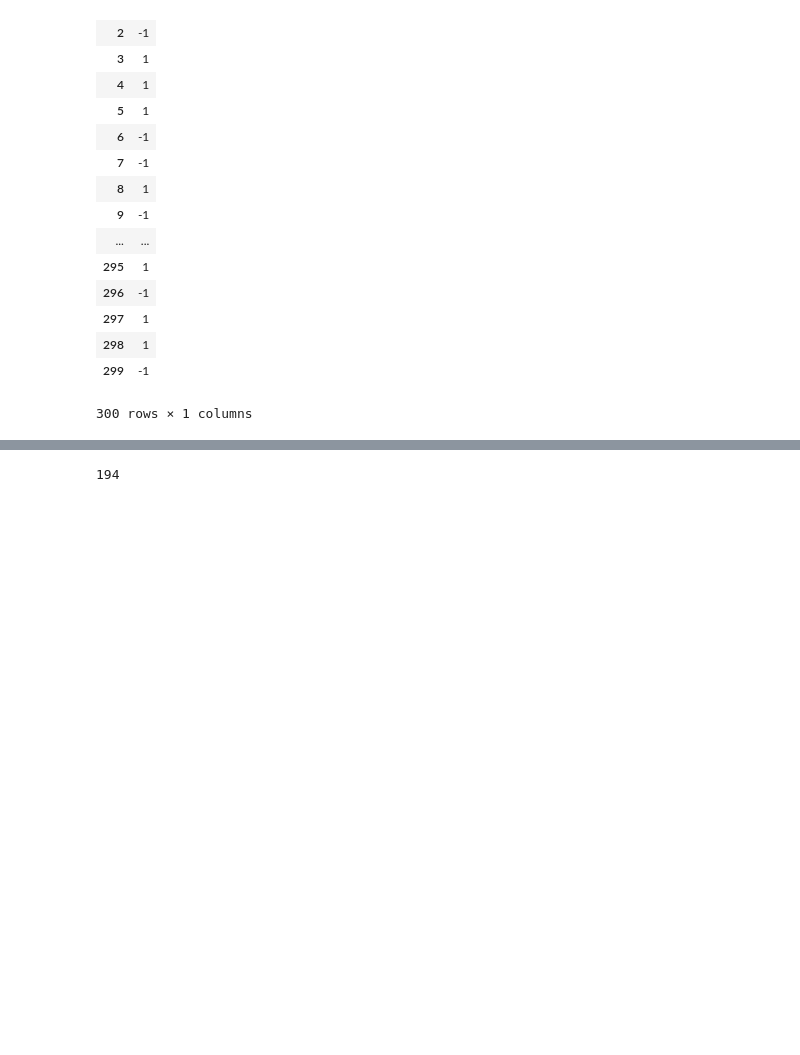
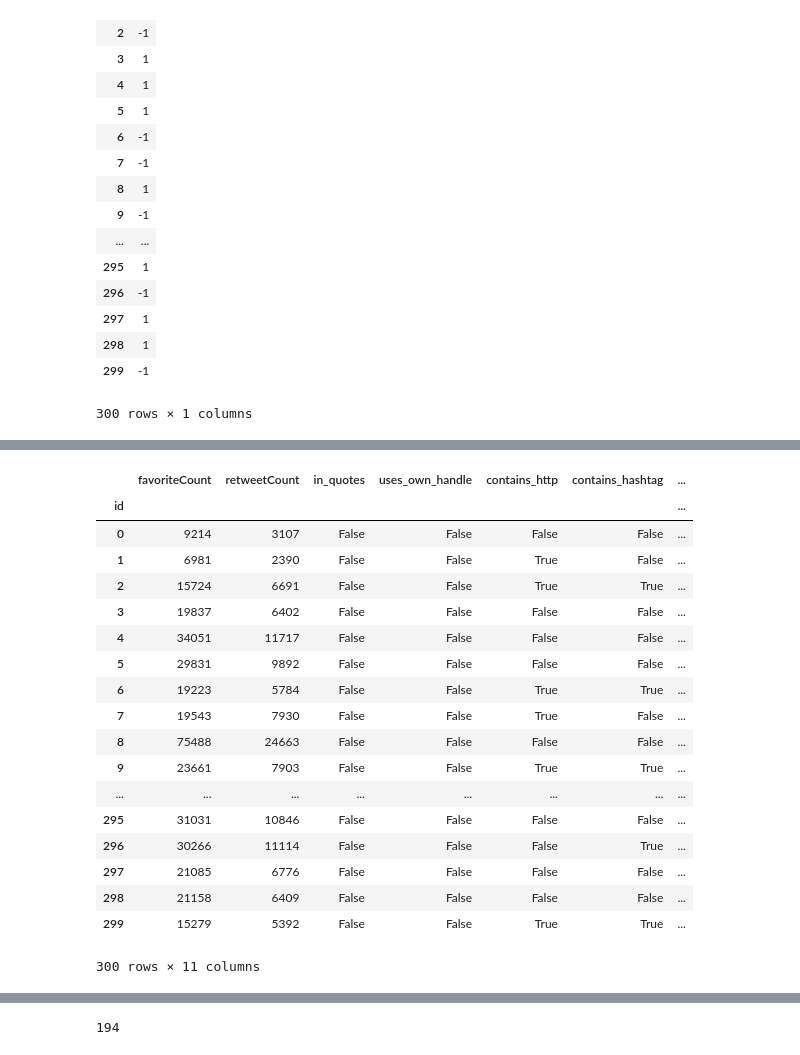
Before and after one commit to KevLuo/SAD, a Jupyter notebook: data_exploration.ipynb, the cells around one changed output, grey strips where cells are left out. Saved outputs shown, nothing was run; the diff lists cells and outputs as text; code cells hidden in the pictures; blank space fills up the shorter version.

```diff
--- a/data_exploration.ipynb
+++ b/data_exploration.ipynb
@@ -175,2 +44,0 @@ train_df
-# %%
-t = [datetime.timedelta(hours = int(time[0]), minutes = int(time[1])).seconds for time in times]
@@ -394,4 +199,5 @@ test_df['num_of_misspellings'] = [spell_check_sentence(s) for s in test_df['text
 times = [t.split(' ')[1].split(':') for t in test_df['created']]
 test_df['time_of_day_sec'] = [datetime.timedelta(hours = int(time[0]), minutes = int(time[1])).seconds for time in times]
 # %%
+test_df['contains_any_at'] = ['@' in s for s in test_df['text']]
 test_df = test_df.drop(['text', 'replyToSN', 'created'], axis = 1)
@@ -419,2 +204,24 @@ test_df = test_df.drop(['text', 'replyToSN', 'created'], axis = 1)
+# %%
+test_df
+# %% [output]
+|  | favoriteCount | retweetCount | in_quotes | uses_own_handle | contains_http | contains_hashtag | ... |
+| id |  |  |  |  |  |  | ... |
+| 0 | 9214 | 3107 | False | False | False | False | ... |
+| 1 | 6981 | 2390 | False | False | True | False | ... |
+| 2 | 15724 | 6691 | False | False | True | True | ... |
+| 3 | 19837 | 6402 | False | False | False | False | ... |
+| 4 | 34051 | 11717 | False | False | False | False | ... |
+| 5 | 29831 | 9892 | False | False | False | False | ... |
+| 6 | 19223 | 5784 | False | False | True | True | ... |
+| 7 | 19543 | 7930 | False | False | True | False | ... |
+| 8 | 75488 | 24663 | False | False | False | False | ... |
+| 9 | 23661 | 7903 | False | False | True | True | ... |
+| ... | ... | ... | ... | ... | ... | ... | ... |
+| 295 | 31031 | 10846 | False | False | False | False | ... |
+| 296 | 30266 | 11114 | False | False | False | True | ... |
+| 297 | 21085 | 6776 | False | False | False | False | ... |
+| 298 | 21158 | 6409 | False | False | False | False | ... |
+| 299 | 15279 | 5392 | False | False | True | True | ... |
+300 rows × 11 columns
 # %%
 real_predictions = rf.predict(test)
```
Also changed, not shown: parts of 32 cells of this notebook, 2 other files.
